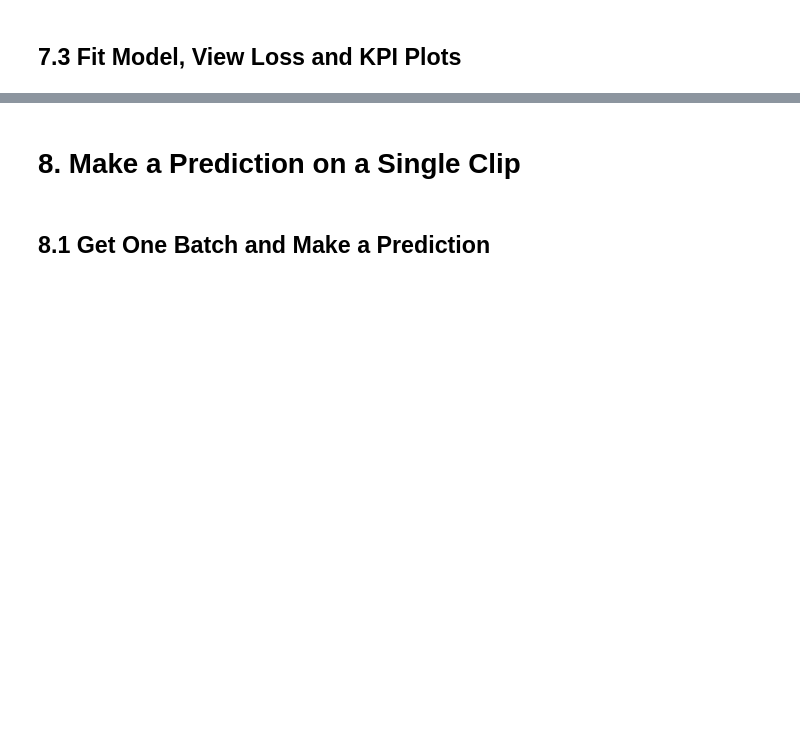
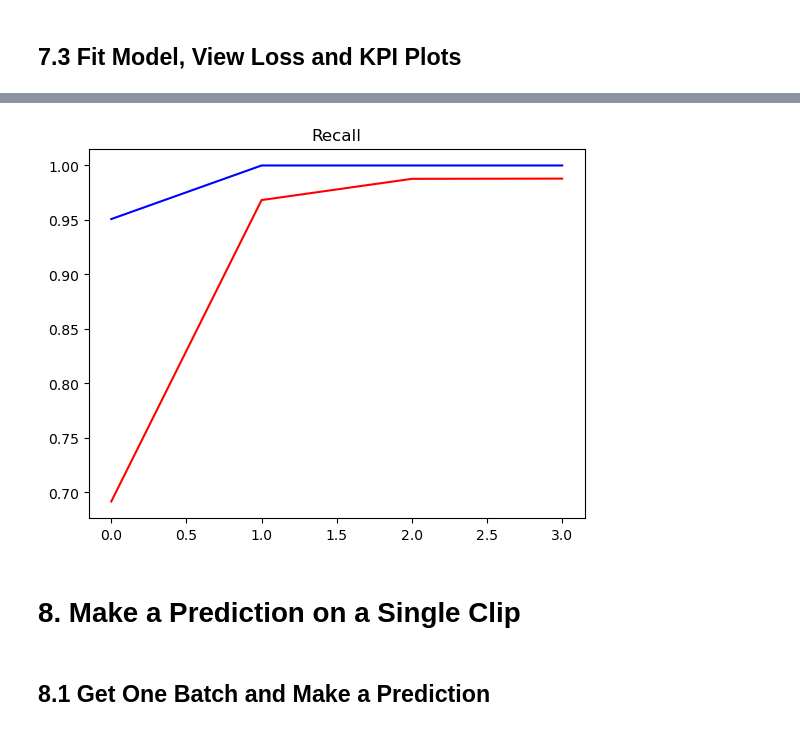
Before and after one commit to Koala280/ventilanalyse, a Jupyter notebook: another_tutorial/AudioClassification.ipynb, the cells around one changed output, grey strips where cells are left out. Drawn from its saved outputs; the diff is of its cells as text; code cells hidden in the pictures; blank space fills up the shorter version.

```diff
--- a/another_tutorial/AudioClassification.ipynb
+++ b/another_tutorial/AudioClassification.ipynb
@@ -243,3 +308,10 @@ plt.show()
+# %%
+plt.title('Recall')
+plt.plot(hist2.history['recall_5'], 'r')
+plt.plot(hist2.history['val_recall_5'], 'b')
+plt.show()
+# %% [output]
+[figure, added]
 # %% [markdown]
 # 8. Make a Prediction on a Single Clip
 # %% [markdown]
```
Also changed, not shown: parts of 34 cells of this notebook, 1 other file.
